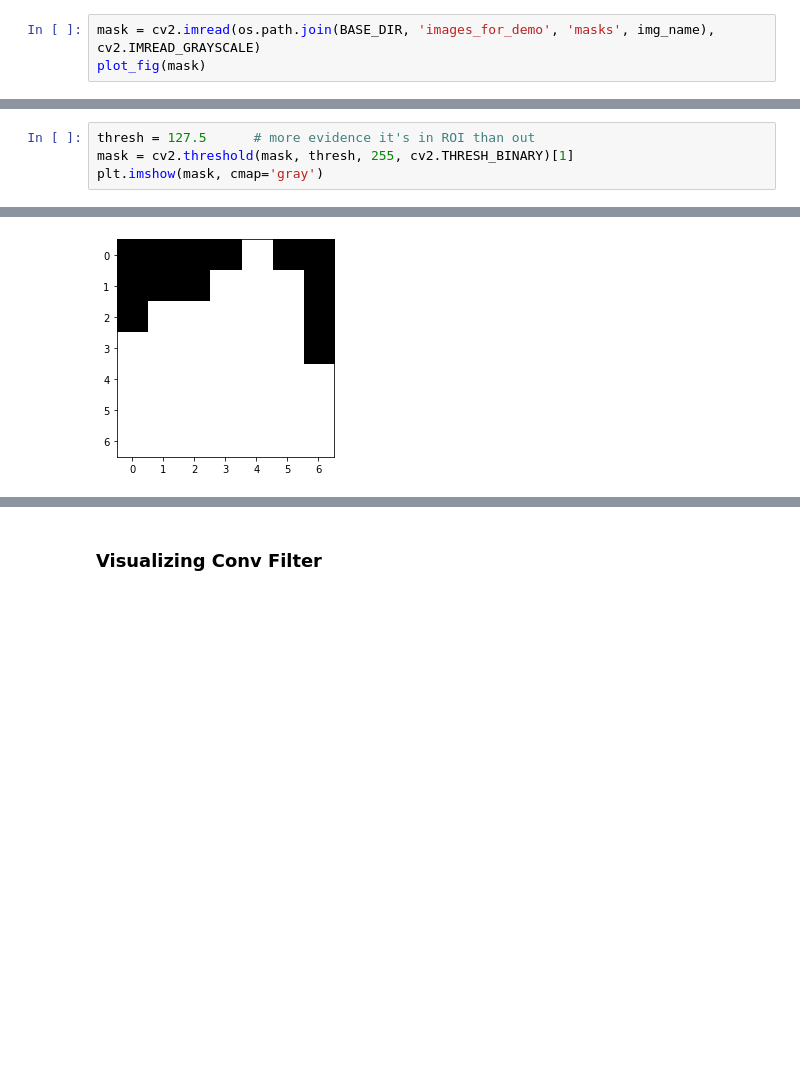
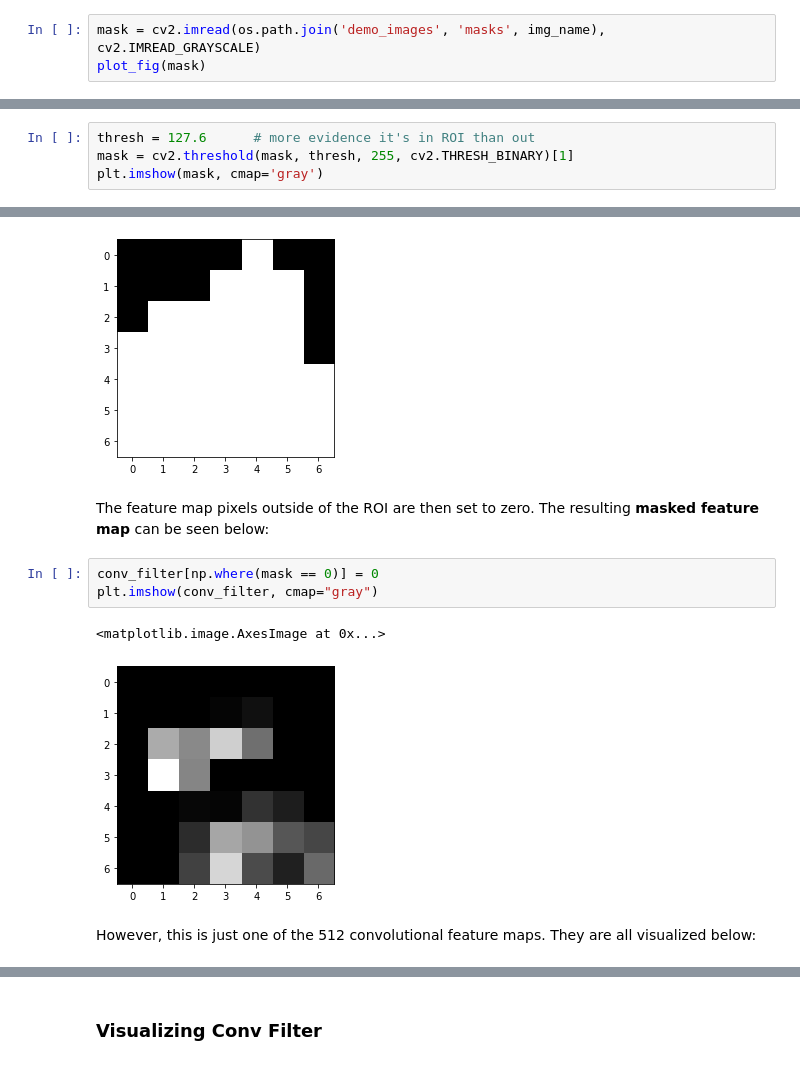
Before and after one commit to rs-anderson/Clustering-Ward-Level-Poverty-Using-Satellite-Imagery, a Jupyter notebook: scripts/feature_extraction/get_features.ipynb, the cells around one changed output, grey strips where cells are left out. Cells and saved outputs as stored; diff of their text form; blank space fills up the shorter version.

```diff
--- a/scripts/feature_extraction/get_features.ipynb
+++ b/scripts/feature_extraction/get_features.ipynb
@@ -360,5 +382,5 @@ plot_fig(im)
 # %%
-mask = cv2.imread(os.path.join(BASE_DIR, 'images_for_demo', 'masks', img_name), cv2.IMREAD_GRAYSCALE)
+mask = cv2.imread(os.path.join('demo_images', 'masks', img_name), cv2.IMREAD_GRAYSCALE)
 plot_fig(mask)
 # %% [output]
 [figure]
@@ -397,10 +422,20 @@ array([[  0,   0,   0,  14, 151, 111,   0],
 # %%
-thresh = 127.5      # more evidence it's in ROI than out
+thresh = 127.6      # more evidence it's in ROI than out
 mask = cv2.threshold(mask, thresh, 255, cv2.THRESH_BINARY)[1]
 plt.imshow(mask, cmap='gray')
 # %% [output]
 <matplotlib.image.AxesImage at 0x...>
 [figure]
+# %% [markdown]
+The feature map pixels outside of the ROI are then set to zero. The resulting **masked feature map** can be seen below:
+# %%
+conv_filter[np.where(mask == 0)] = 0
+plt.imshow(conv_filter, cmap="gray")
+# %% [output]
+<matplotlib.image.AxesImage at 0x...>
+[figure, added]
+# %% [markdown]
+However, this is just one of the 512 convolutional feature maps. They are all visualized below:
 # %%
 img_index = 0
 plt.figure(figsize=(20, 20))
```
Also changed, not shown: parts of 60 cells of this notebook, 2 other files.
